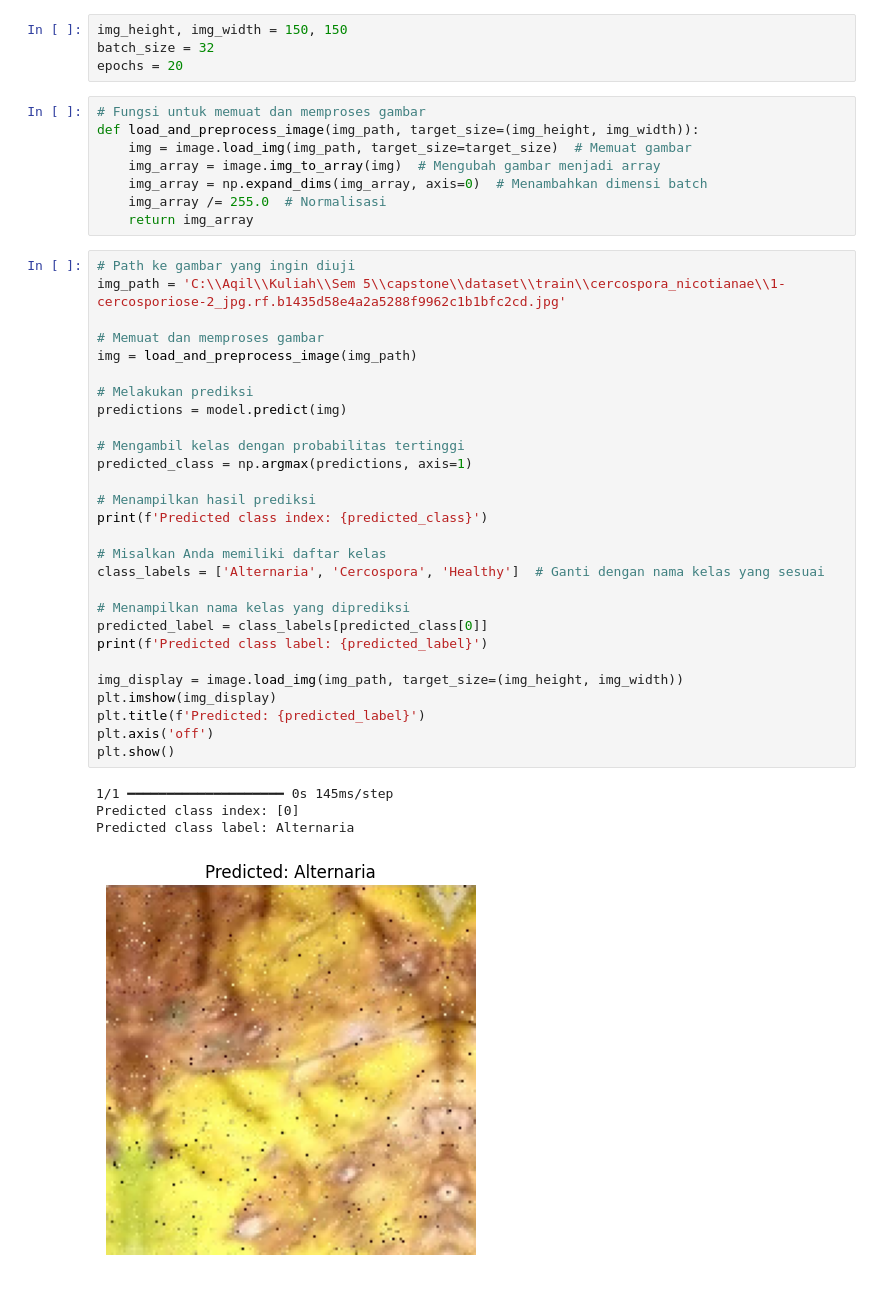
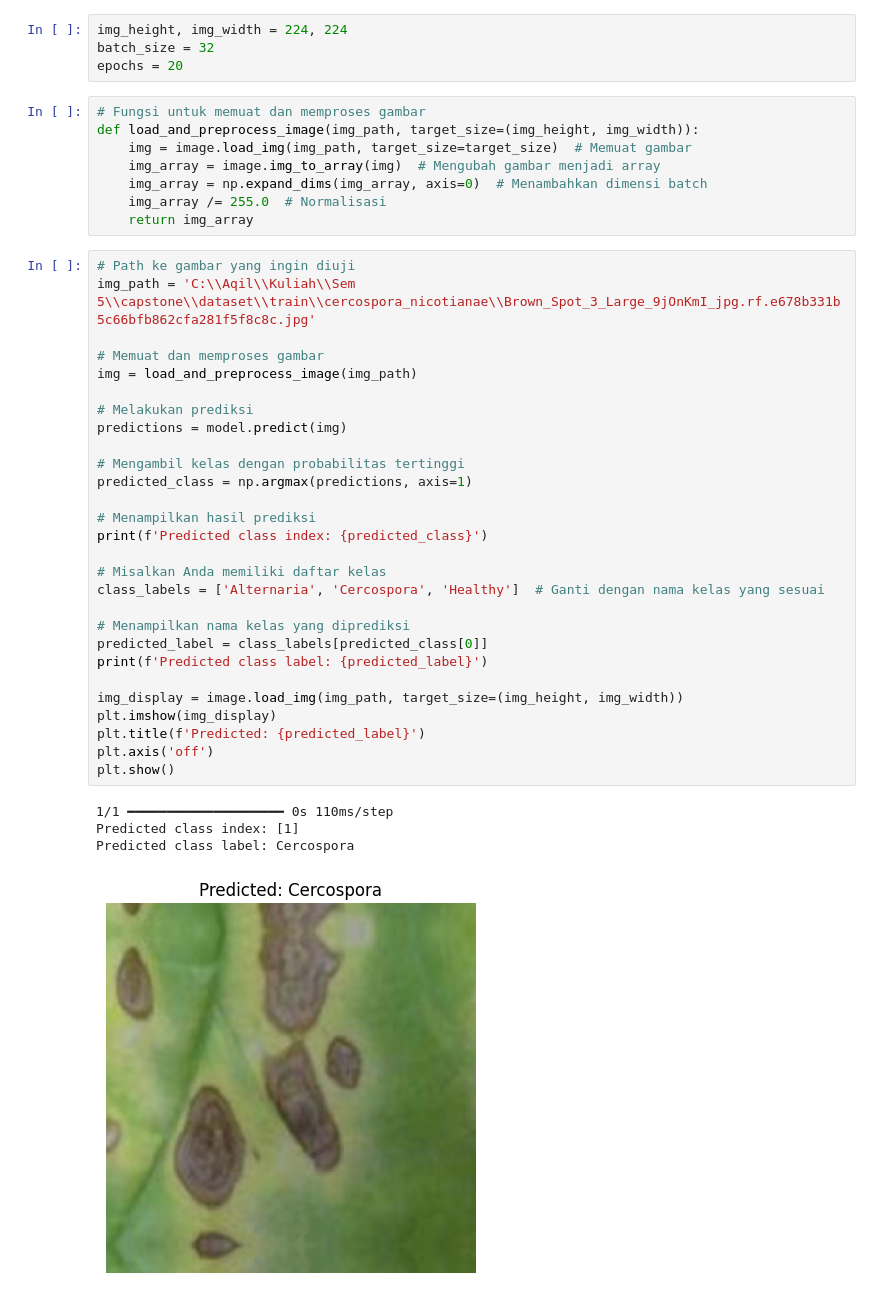
Before and after one commit to Angga2k/AgroVision-ML, a Jupyter notebook: test_model.ipynb, the cells around one changed output. Cells and saved outputs as stored; diff of their text form.

```diff
--- a/test_model.ipynb
+++ b/test_model.ipynb
@@ -8,7 +8,7 @@ model = load_model('model.h5')
 # %% [output]
 WARNING:absl:Compiled the loaded model, but the compiled metrics have yet to be built. `model.compile_metrics` will be empty until you train or evaluate the model.
 # %%
-img_height, img_width = 150, 150
+img_height, img_width = 224, 224
 batch_size = 32
 epochs = 20
 # %%
@@ -21,34 +21,34 @@ def load_and_preprocess_image(img_path, target_size=(img_height, img_width)):
     return img_array
 # %%
 # Path ke gambar yang ingin diuji
-img_path = 'C:\\Aqil\\Kuliah\\Sem 5\\capstone\\dataset\\train\\cercospora_nicotianae\\1-cercosporiose-2_jpg.rf.b1435d58e4a2a5288f9962c1b1bfc2cd.jpg'
+img_path = 'C:\\Aqil\\Kuliah\\Sem 5\\capstone\\dataset\\train\\cercospora_nicotianae\\Brown_Spot_3_Large_9jOnKmI_jpg.rf.e678b331b5c66bfb862cfa281f5f8c8c.jpg'
 
 # Memuat dan memproses gambar
 img = load_and_preprocess_image(img_path)
 
 # Melakukan prediksi
 predictions = model.predict(img)
 
 # Mengambil kelas dengan probabilitas tertinggi
 predicted_class = np.argmax(predictions, axis=1)
 
 # Menampilkan hasil prediksi
 print(f'Predicted class index: {predicted_class}')
 
 # Misalkan Anda memiliki daftar kelas
 class_labels = ['Alternaria', 'Cercospora', 'Healthy']  # Ganti dengan nama kelas yang sesuai
 
 # Menampilkan nama kelas yang diprediksi
 predicted_label = class_labels[predicted_class[0]]
 print(f'Predicted class label: {predicted_label}')
 
 img_display = image.load_img(img_path, target_size=(img_height, img_width))
 plt.imshow(img_display)
 plt.title(f'Predicted: {predicted_label}')
 plt.axis('off')
 plt.show()
 # %% [output]
-1/1 ━━━━━━━━━━━━━━━━━━━━ 0s 145ms/step
-Predicted class index: [0]
-Predicted class label: Alternaria
+1/1 ━━━━━━━━━━━━━━━━━━━━ 0s 110ms/step
+Predicted class index: [1]
+Predicted class label: Cercospora
-[figure, old version]
+[figure, new version]
```
Also changed, not shown: 2 other files.
